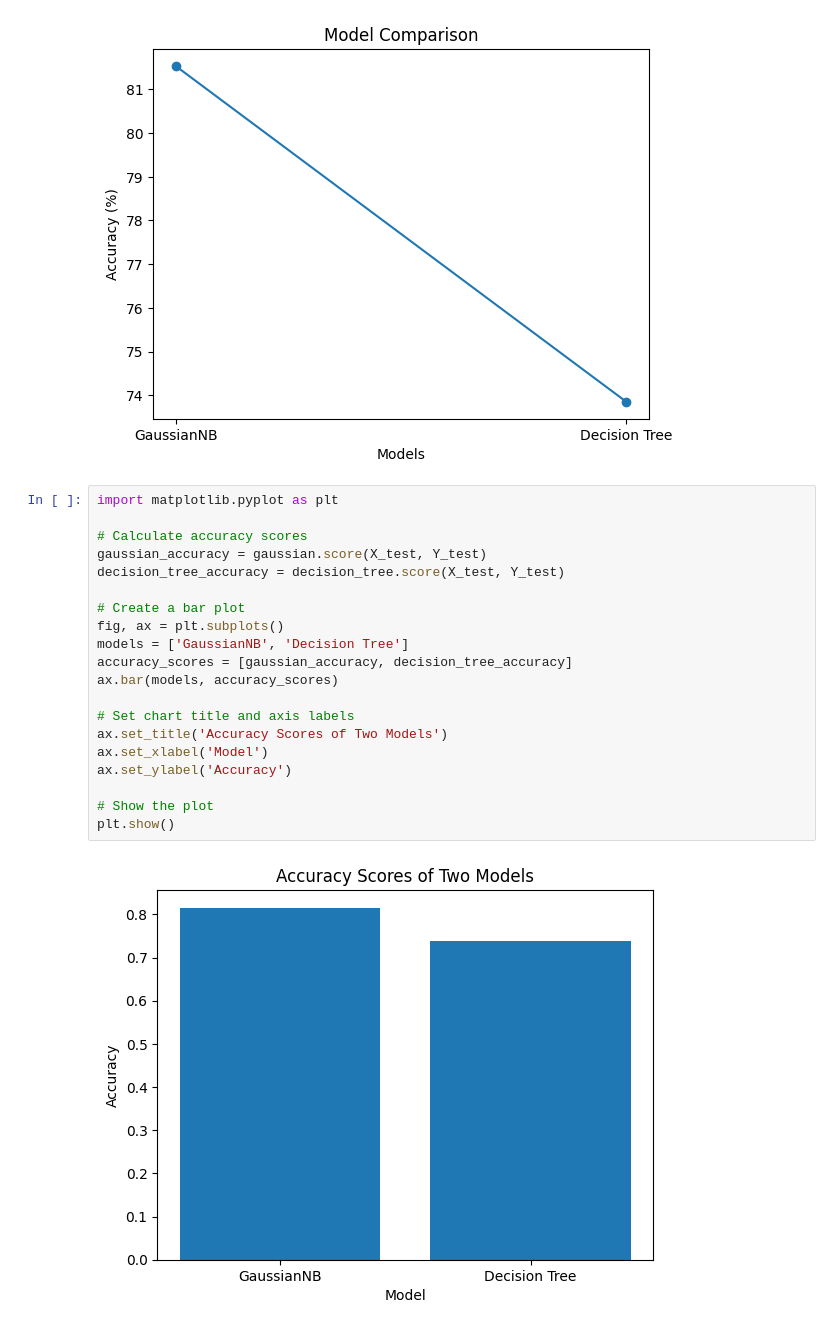
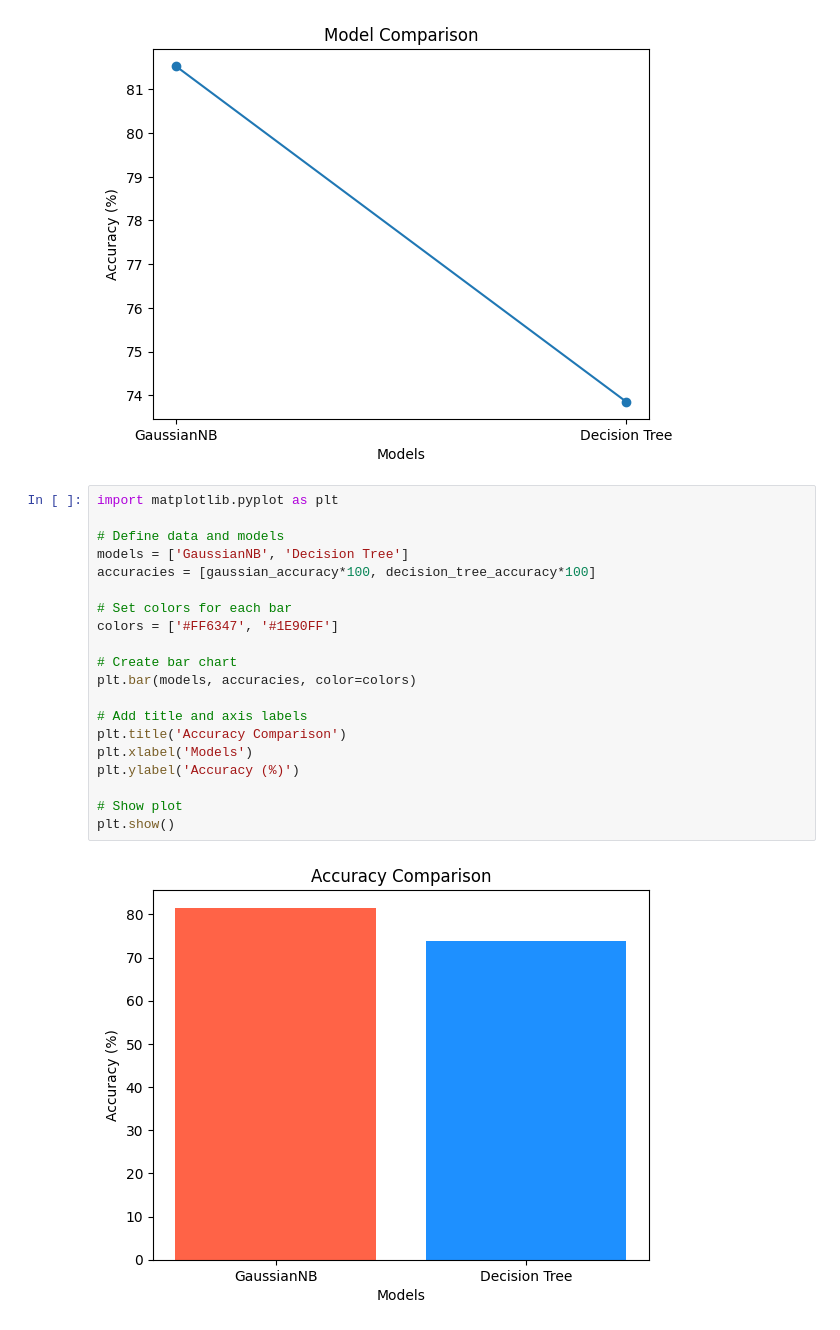
Before and after one commit to sikunaniket1234/studentplacementprediction, a Jupyter notebook: Student_Placement_Prediction_Using_Machine_Learning.ipynb, the cells around one changed output. Drawn from its saved outputs; the diff is of its cells as text.

```diff
--- a/Student_Placement_Prediction_Using_Machine_Learning.ipynb
+++ b/Student_Placement_Prediction_Using_Machine_Learning.ipynb
@@ -576,25 +576,25 @@ plt.ylabel('Accuracy (%)')
 plt.show()
 # %% [output]
 [figure]
-# %%
-import matplotlib.pyplot as plt
-
-# Calculate accuracy scores
-gaussian_accuracy = gaussian.score(X_test, Y_test)
-decision_tree_accuracy = decision_tree.score(X_test, Y_test)
-
-# Create a bar plot
-fig, ax = plt.subplots()
-models = ['GaussianNB', 'Decision Tree']
-accuracy_scores = [gaussian_accuracy, decision_tree_accuracy]
-ax.bar(models, accuracy_scores)
-
-# Set chart title and axis labels
-ax.set_title('Accuracy Scores of Two Models')
-ax.set_xlabel('Model')
-ax.set_ylabel('Accuracy')
-
-# Show the plot
-plt.show()
-# %% [output]
-[figure, removed]
+# %%
+import matplotlib.pyplot as plt
+
+# Define data and models
+models = ['GaussianNB', 'Decision Tree']
+accuracies = [gaussian_accuracy*100, decision_tree_accuracy*100]
+
+# Set colors for each bar
+colors = ['#FF6347', '#1E90FF']
+
+# Create bar chart
+plt.bar(models, accuracies, color=colors)
+
+# Add title and axis labels
+plt.title('Accuracy Comparison')
+plt.xlabel('Models')
+plt.ylabel('Accuracy (%)')
+
+# Show plot
+plt.show()
+# %% [output]
+[figure, added]
```
